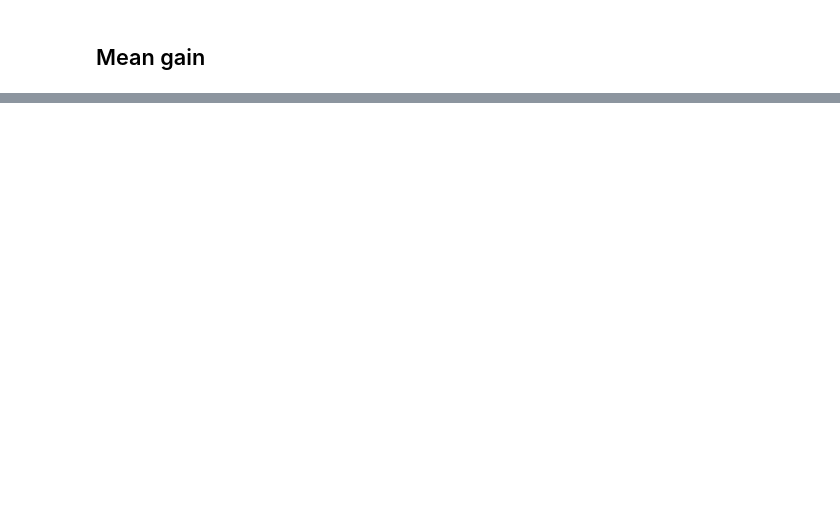
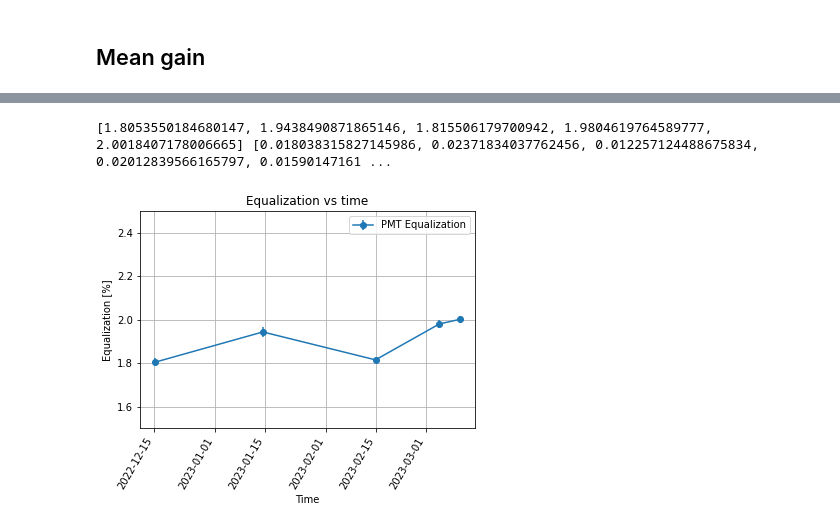
Before and after one commit to mvicenzi/pmt-calibration, a Jupyter notebook: analyze_runs/python/make_timeseries_plot.ipynb, the cells around one changed output, grey strips where cells are left out. Cells and saved outputs as stored; diff of their text form; code cells hidden in the pictures; blank space fills up the shorter version.

```diff
--- a/analyze_runs/python/make_timeseries_plot.ipynb
+++ b/analyze_runs/python/make_timeseries_plot.ipynb
@@ -129 +147,16 @@ plt.show()
+# %%
+print(sm, esm)
+plt.errorbar( x=tm, y=sm, yerr=esm, fmt='o-',label="PMT Equalization")
+plt.ylim((1.5,2.5))
+plt.xlabel("Time")
+plt.ylabel("Equalization [%]")
+plt.title("Equalization vs time")
+plt.grid()
+plt.setp(plt.gca().get_xticklabels(), rotation=60, ha="right")
+#plt.tight_layout()
+plt.legend()
+plt.show()
+# %% [output]
+[1.8053550184680147, 1.9438490871865146, 1.815506179700942, 1.9804619764589777, 2.0018407178006665] [0.018038315827145986, 0.02371834037762456, 0.012257124488675834, 0.02012839566165797, 0.01590147161 ...
+[figure, added]
 # %%
```
Also changed, not shown: parts of 5 cells of this notebook, 4 other files.
